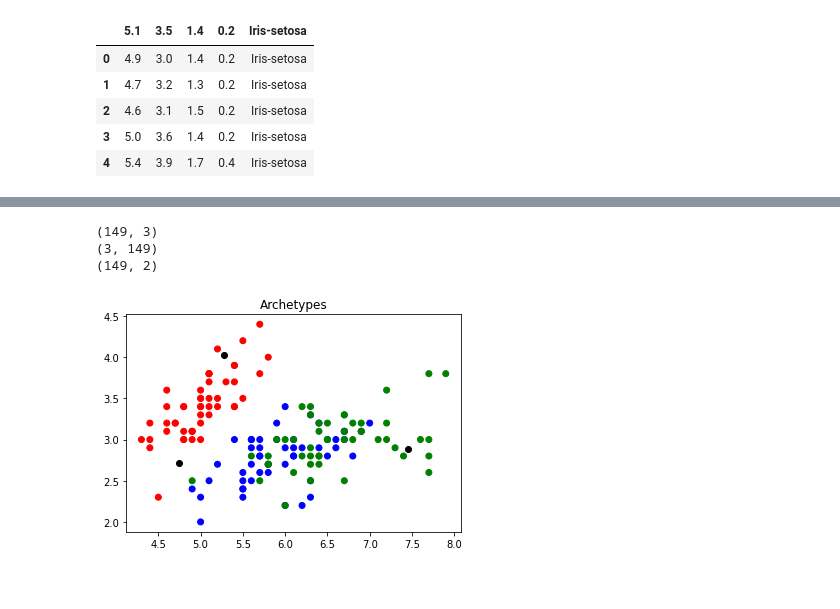
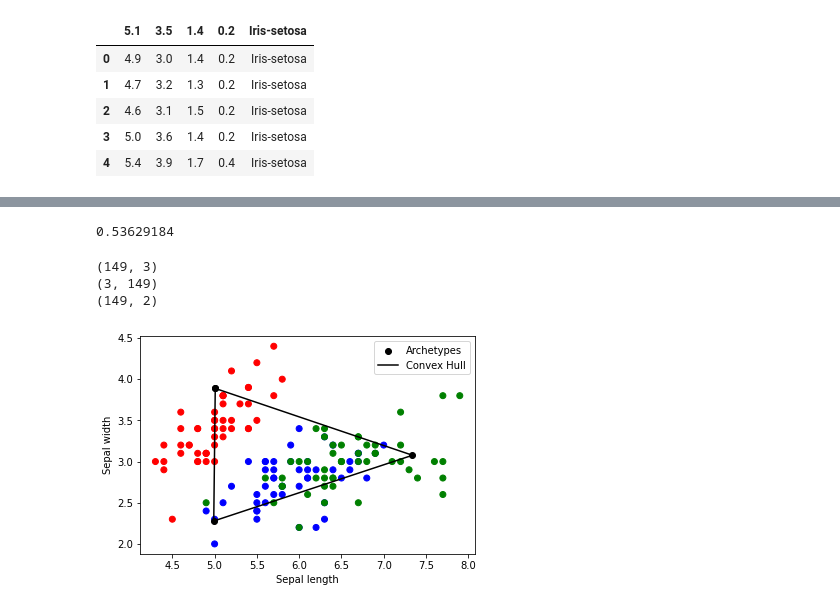
Before and after one commit to AlexanderVoldby/02466Fagprojekt2023, a Jupyter notebook: Visualizations/AA/aa.ipynb, the cells around one changed output, grey strips where cells are left out. Drawn from its saved outputs; the diff is of its cells as text; code cells hidden in the pictures.

Commit message:
Visualizations of AA and furthestsum

```diff
--- a/Visualizations/AA/aa.ipynb
+++ b/Visualizations/AA/aa.ipynb
@@ -70,5 +83,5 @@ colors = {"Iris-setosa": "red", "Iris-versicolor": "blue", "Iris-virginica": "gr
 # plt.show()
 # %%
 #train the model
-import torch
-AA = torchAA(X.T, 3)
+AA = torchAA(X.T, 3, initializer=1)
+C, S = AA.fit(verbose=True, stopper=EarlyStop(patience=30, offset=-1e-5))
@@ -75,2 +89,0 @@ AA = torchAA(X.T, 3)
-# %%
-C, S = AA.fit(verbose=True, stopper=EarlyStop(patience=10, offset=-1e-5))
@@ -79,3 +90,7 @@ epoch: 275, Loss: 12.028406290885775
+# %%
+print(np.max(C))
+# %% [output]
+0.53629184
 # %%
 print(C.shape)
 print(S.shape)
@@ -86,23 +101,37 @@ print(X.shape)
 (149, 2)
 # %%
 A = np.matmul(X.T, C).T
-rec = np.matmul(A.T, S)
+rec = np.matmul(A.T, S).T
+#append the first element of A to the end of A
+A = np.append(A, A[0:1,:], axis=0)
 # %%
 #plot the archetypes
 plt.figure()
 
 #matmul the archetypes with the data to get the reconstructed data
 # A = np.matmul(C, X)
 # recons = np.matmul(S, A)
 
-
 plt.scatter(X[:,0], X[:,1], c=[colors[label] for label in X_plot[:,2]])
 
+#draw lines between all the archetypes
+# for i,vec in enumerate(A):
+#     # plt.scatter(vec[0], vec[1], c="black")
+#     plt.plot([A[i-1][0], vec[0]], [A[-1][1], vec[1]], c="black")
+#     # plt.plot(A[i-1][0], A[i-1][1], c="black")
 
-for vec in np.matmul(X.T, C).T:
-    plt.scatter(vec[0], vec[1], c="black")
 
-plt.title("Archetypes")
+
+plt.scatter(A[:,0], A[:,1], c="black", label="Archetypes")
+
+#draw lines between all the archetypes
+plt.plot(A[:,0], A[:,1], c="black", label="Convex Hull")
+
+
+# plt.title("Archetypes")
+plt.xlabel("Sepal length")
+plt.ylabel("Sepal width")
+plt.legend()
 plt.show()
 # %% [output]
-[figure, old version]
+[figure, new version]
```
Also changed, not shown: parts of 15 cells of this notebook, 1 other file.
